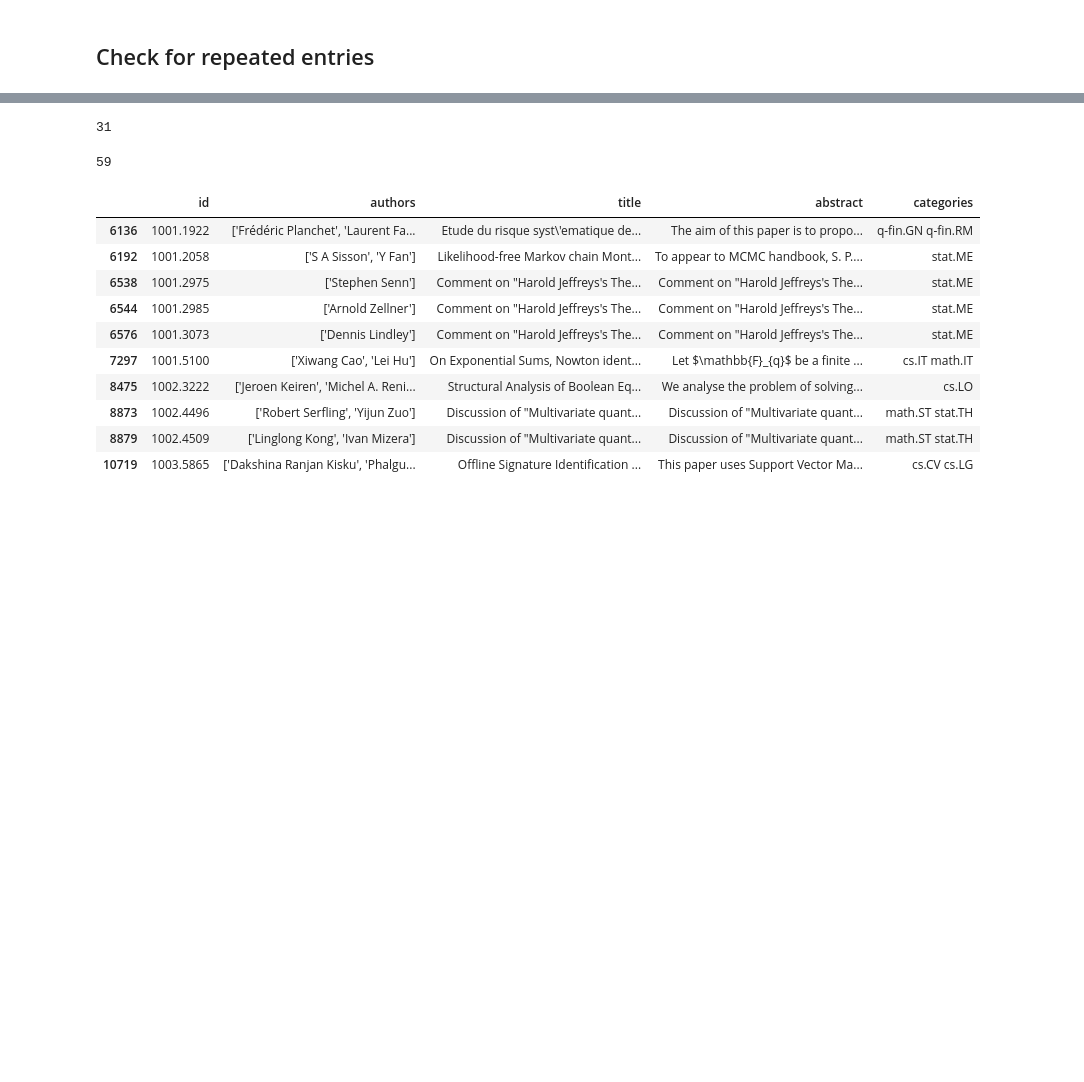
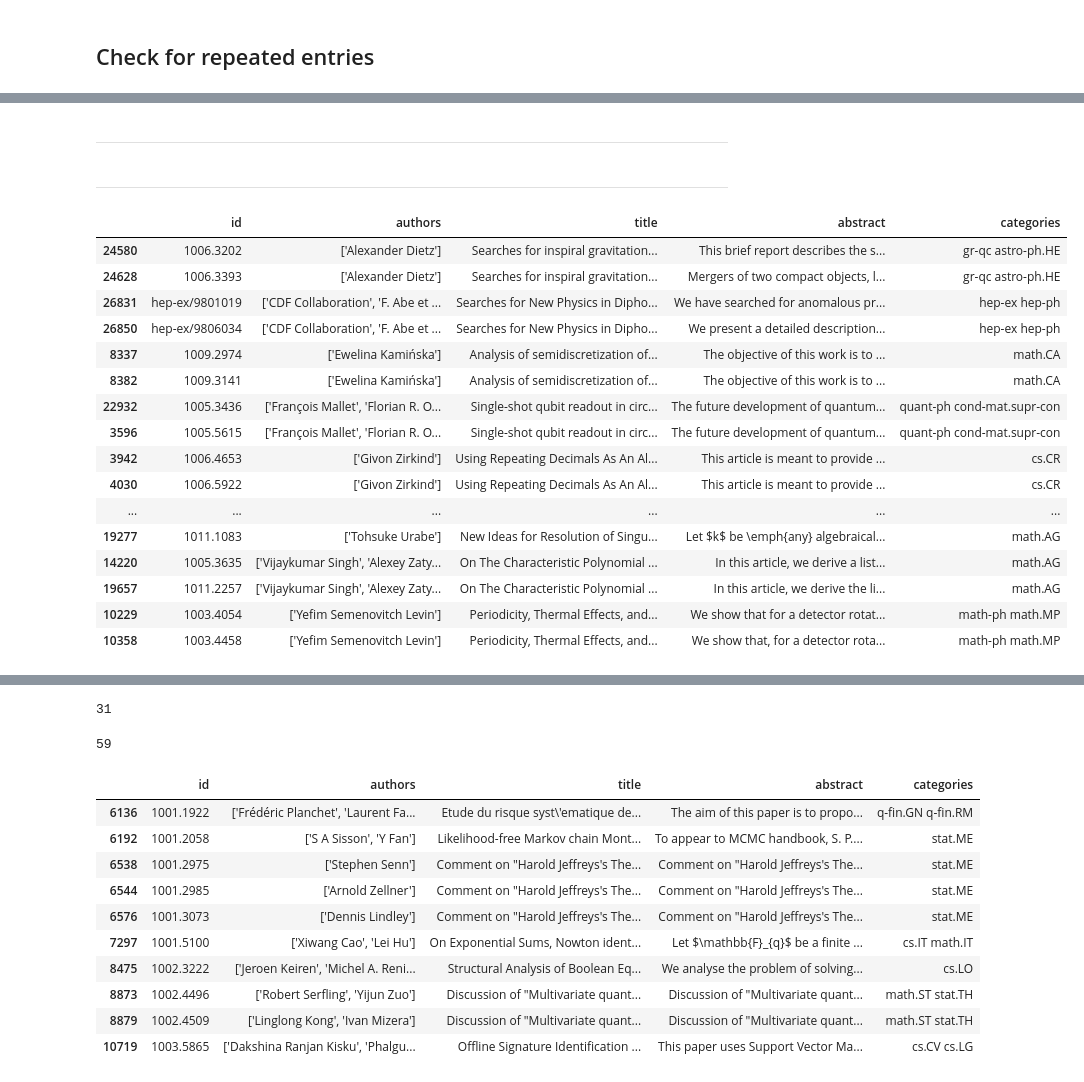
Before and after one commit to olszewskip/ArXiv_Classifier, a Jupyter notebook: arXiv_explore.ipynb, the cells around one changed output, grey strips where cells are left out. Saved outputs shown, nothing was run; the diff lists cells and outputs as text; code cells hidden in the pictures; blank space fills up the shorter version.

```diff
--- a/arXiv_explore.ipynb
+++ b/arXiv_explore.ipynb
@@ -69 +167,27 @@ all_data = all_data.loc[all_data.abstract.str.len() > 120]
+# %% [markdown]
+---
+# %% [markdown]
+---
+# %%
+subset=['authors', 'title']
+wrong_abstract = all_data[all_data.duplicated(subset=subset, keep=False)]
+display(pd.concat(g for _, g in wrong_abstract.groupby(subset) ))
+# %% [output]
+|  | id | authors | title | abstract | categories |
+| 24580 | 1006.3202 | ['Alexander Dietz'] | Searches for inspiral gravitation... | This brief report describes the s... | gr-qc astro-ph.HE |
+| 24628 | 1006.3393 | ['Alexander Dietz'] | Searches for inspiral gravitation... | Mergers of two compact objects, l... | gr-qc astro-ph.HE |
+| 26831 | hep-ex/9801019 | ['CDF Collaboration', 'F. Abe et ... | Searches for New Physics in Dipho... | We have searched for anomalous pr... | hep-ex hep-ph |
+| 26850 | hep-ex/9806034 | ['CDF Collaboration', 'F. Abe et ... | Searches for New Physics in Dipho... | We present a detailed description... | hep-ex hep-ph |
+| 8337 | 1009.2974 | ['Ewelina Kamińska'] | Analysis of semidiscretization of... | The objective of this work is to ... | math.CA |
+| 8382 | 1009.3141 | ['Ewelina Kamińska'] | Analysis of semidiscretization of... | The objective of this work is to ... | math.CA |
+| 22932 | 1005.3436 | ['François Mallet', 'Florian R. O... | Single-shot qubit readout in circ... | The future development of quantum... | quant-ph cond-mat.supr-con |
+| 3596 | 1005.5615 | ['François Mallet', 'Florian R. O... | Single-shot qubit readout in circ... | The future development of quantum... | quant-ph cond-mat.supr-con |
+| 3942 | 1006.4653 | ['Givon Zirkind'] | Using Repeating Decimals As An Al... | This article is meant to provide ... | cs.CR |
+| 4030 | 1006.5922 | ['Givon Zirkind'] | Using Repeating Decimals As An Al... | This article is meant to provide ... | cs.CR |
+| ... | ... | ... | ... | ... | ... |
+| 19277 | 1011.1083 | ['Tohsuke Urabe'] | New Ideas for Resolution of Singu... | Let $k$ be \emph{any} algebraical... | math.AG |
+| 14220 | 1005.3635 | ['Vijaykumar Singh', 'Alexey Zaty... | On The Characteristic Polynomial ... | In this article, we derive a list... | math.AG |
+| 19657 | 1011.2257 | ['Vijaykumar Singh', 'Alexey Zaty... | On The Characteristic Polynomial ... | In this article, we derive the li... | math.AG |
+| 10229 | 1003.4054 | ['Yefim Semenovitch Levin'] | Periodicity, Thermal Effects, and... | We show that for a detector rotat... | math-ph math.MP |
+| 10358 | 1003.4458 | ['Yefim Semenovitch Levin'] | Periodicity, Thermal Effects, and... | We show that, for a detector rota... | math-ph math.MP |
 # %%
```
Also changed, not shown: parts of 12 cells of this notebook.
